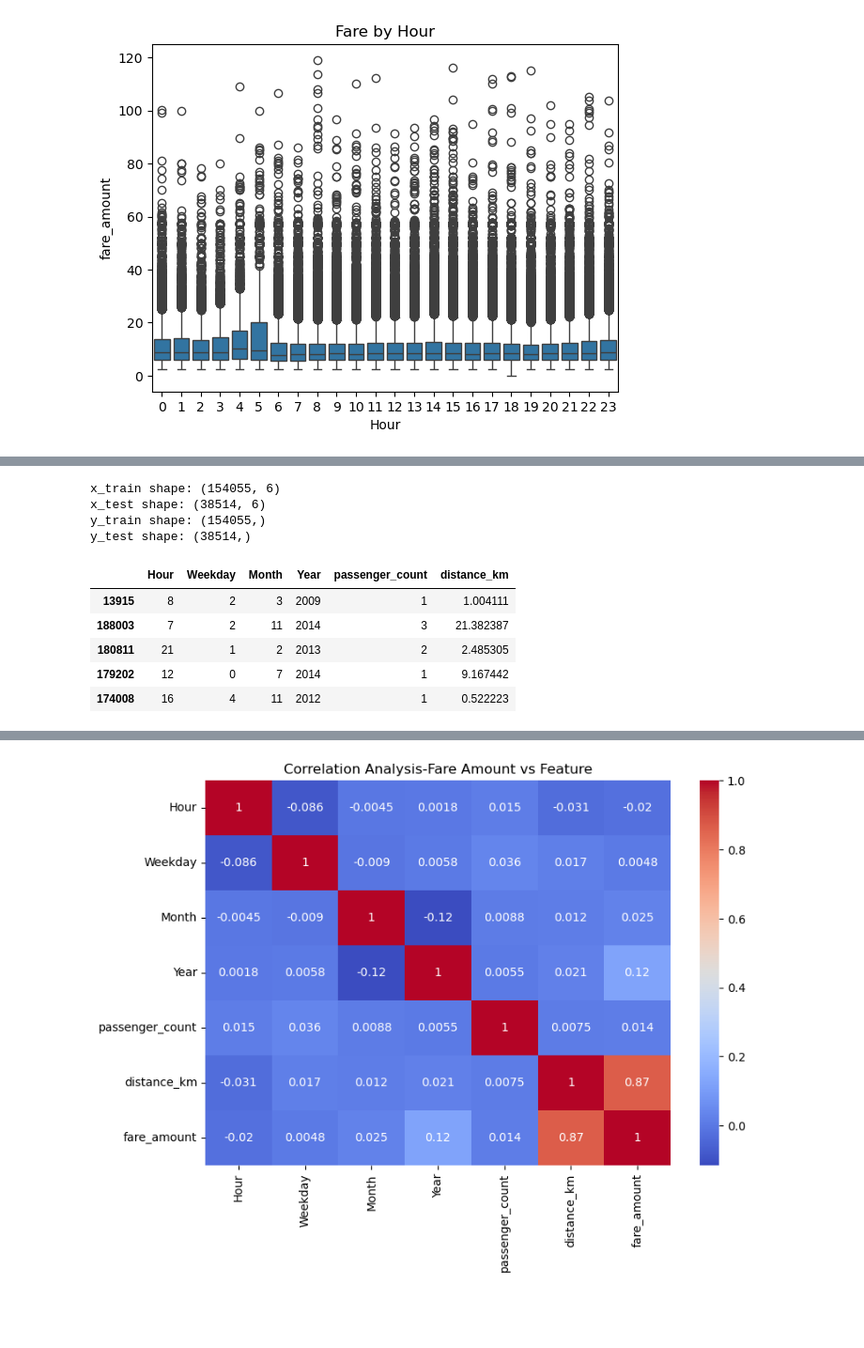
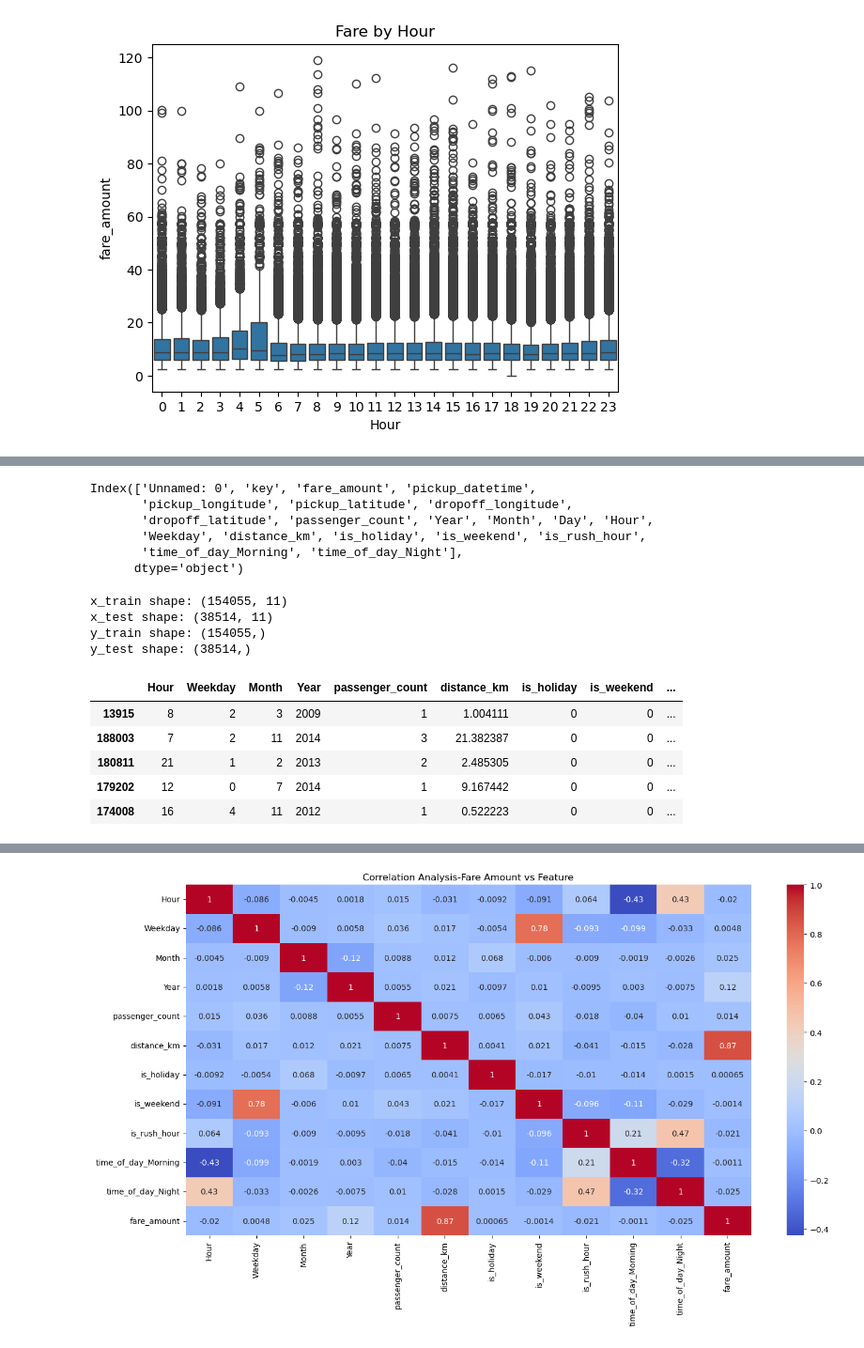
Before and after one commit to yogitkalidindi2009-ux/Fare-Prediction-Using-Regression-Analysis, a Jupyter notebook: Mentormindproject_Yogit.ipynb, the cells around one changed output, grey strips where cells are left out. Shown at 94% size. Saved outputs shown, nothing was run; the diff lists cells and outputs as text; code cells hidden in the pictures; blank space fills up the shorter version.

```diff
--- a/Mentormindproject_Yogit.ipynb
+++ b/Mentormindproject_Yogit.ipynb
@@ -126,3 +127,24 @@ df.describe()
 | 50% | 2.774892e+07 | 8.500000 | -73.982142 | 40.753318 | -73.980587 | 40.753767 | ... |
 | 75% | 4.153738e+07 | 12.500000 | -73.968538 | 40.767553 | -73.965627 | 40.768333 | ... |
 | max | 5.542357e+07 | 119.000000 | -71.896038 | 42.478467 | -71.836652 | 42.464187 | ... |
+# %%
+#Add holiday, time-of-day, weekend, and rush-hour features
+def is_holiday_sample(date):
+    month_day=(date.month,date.day)
+    fixed_holidays=[(1,1),(7,4),(12,25),(12,31),(11,11)]
+    return 1 if month_day in fixed_holidays else 0
+df['is_holiday']=df['pickup_datetime'].apply(is_holiday_sample)
+
+def get_time_of_day(hour):
+    if 5<= hour < 12:
+        return 'Morning'
+    elif 12 <= hour < 17:
+        return 'Afternoon'
+    elif 17 <= hour <21:
+        return 'Night'
+df['time_of_day'] = df['Hour'].apply(get_time_of_day)
+
+df['is_weekend'] = df['Weekday'].isin([5,6]).astype(int)
+df['is_rush_hour'] = df['Hour'].isin([7,8,9,16,17,18,19]).astype(int)
+#Check the new columns
+df[['is_holiday','time_of_day','is_weekend','is_rush_hour']].head()
@@ -176,8 +252,19 @@ plt.show()
+# %%
+#Convert the text category time_of_day into seperate 0/1 columns the model can use
+df_encoded=pd.get_dummies(df,columns=['time_of_day'],drop_first=True)
+df_encoded.columns
+# %% [output]
+Index(['Unnamed: 0', 'key', 'fare_amount', 'pickup_datetime',
+       'pickup_longitude', 'pickup_latitude', 'dropoff_longitude',
+       'dropoff_latitude', 'passenger_count', 'Year', 'Month', 'Day', 'Hour',
+       'Weekday', 'distance_km', 'is_holiday', 'is_weekend', 'is_rush_hour',
+       'time_of_day_Morning', 'time_of_day_Night'],
+      dtype='object')
 # %%
 #Model Preparation:defining the feature set (inputs) and target variable(output) for the model
-data=['Hour','Weekday','Month','Year','passenger_count','distance_km']
-x=df[data]
-y=df['fare_amount']
+data=['Hour','Weekday','Month','Year','passenger_count','distance_km','is_holiday','is_weekend','is_rush_hour','time_of_day_Morning','time_of_day_Night']
+x=df_encoded[data]
+y=df_encoded['fare_amount']
 # %%
 #Splitting the dataset:dividing data into training and testing sets to allow honest evaluation
 from sklearn.model_selection import train_test_split
@@ -187,20 +274,20 @@ print('x_test shape:',x_test.shape)
 print('y_train shape:',y_train.shape)
 print('y_test shape:',y_test.shape)
 # %% [output]
-x_train shape: (154055, 6)
-x_test shape: (38514, 6)
+x_train shape: (154055, 11)
+x_test shape: (38514, 11)
 y_train shape: (154055,)
 y_test shape: (38514,)
 # %%
 #Verifying the training feature set looks correct before proceeding to scaling and modeling
 x_train.head()
 # %% [output]
-|  | Hour | Weekday | Month | Year | passenger_count | distance_km |
-| 13915 | 8 | 2 | 3 | 2009 | 1 | 1.004111 |
-| 188003 | 7 | 2 | 11 | 2014 | 3 | 21.382387 |
-| 180811 | 21 | 1 | 2 | 2013 | 2 | 2.485305 |
-| 179202 | 12 | 0 | 7 | 2014 | 1 | 9.167442 |
-| 174008 | 16 | 4 | 11 | 2012 | 1 | 0.522223 |
+|  | Hour | Weekday | Month | Year | passenger_count | distance_km | is_holiday | is_weekend | ... |
+| 13915 | 8 | 2 | 3 | 2009 | 1 | 1.004111 | 0 | 0 | ... |
+| 188003 | 7 | 2 | 11 | 2014 | 3 | 21.382387 | 0 | 0 | ... |
+| 180811 | 21 | 1 | 2 | 2013 | 2 | 2.485305 | 0 | 0 | ... |
+| 179202 | 12 | 0 | 7 | 2014 | 1 | 9.167442 | 0 | 0 | ... |
+| 174008 | 16 | 4 | 11 | 2012 | 1 | 0.522223 | 0 | 0 | ... |
 # %%
 #Data scaling:standardizing feature values so no single feature dominates the model's training process due to differences in raw units
 from sklearn.preprocessing import StandardScaler
@@ -210,9 +297,9 @@ x_test_scaled=scaler.transform(x_test)
 # %%
 #Correlation analysis:quantifying the linear relationship,as well as between features themselves,to support feature selection decisions with data rather than assumption alone
 col=data+['fare_amount']
-correlation=df[col].corr()
+correlation=df_encoded[col].corr()
 print(correlation['fare_amount'].sort_values(ascending=False))
-plt.figure(figsize=(9,6))
+plt.figure(figsize=(16,8))
 sns.heatmap(correlation,annot=True,cmap='coolwarm')
 plt.title('Correlation Analysis-Fare Amount vs Feature')
 plt.show()
@@ -227,2 +319,2 @@ Hour              -0.020101
 Name: fare_amount, dtype: float64
-[figure, old version]
+[figure, new version]
```
Also changed, not shown: parts of 12 cells of this notebook.
